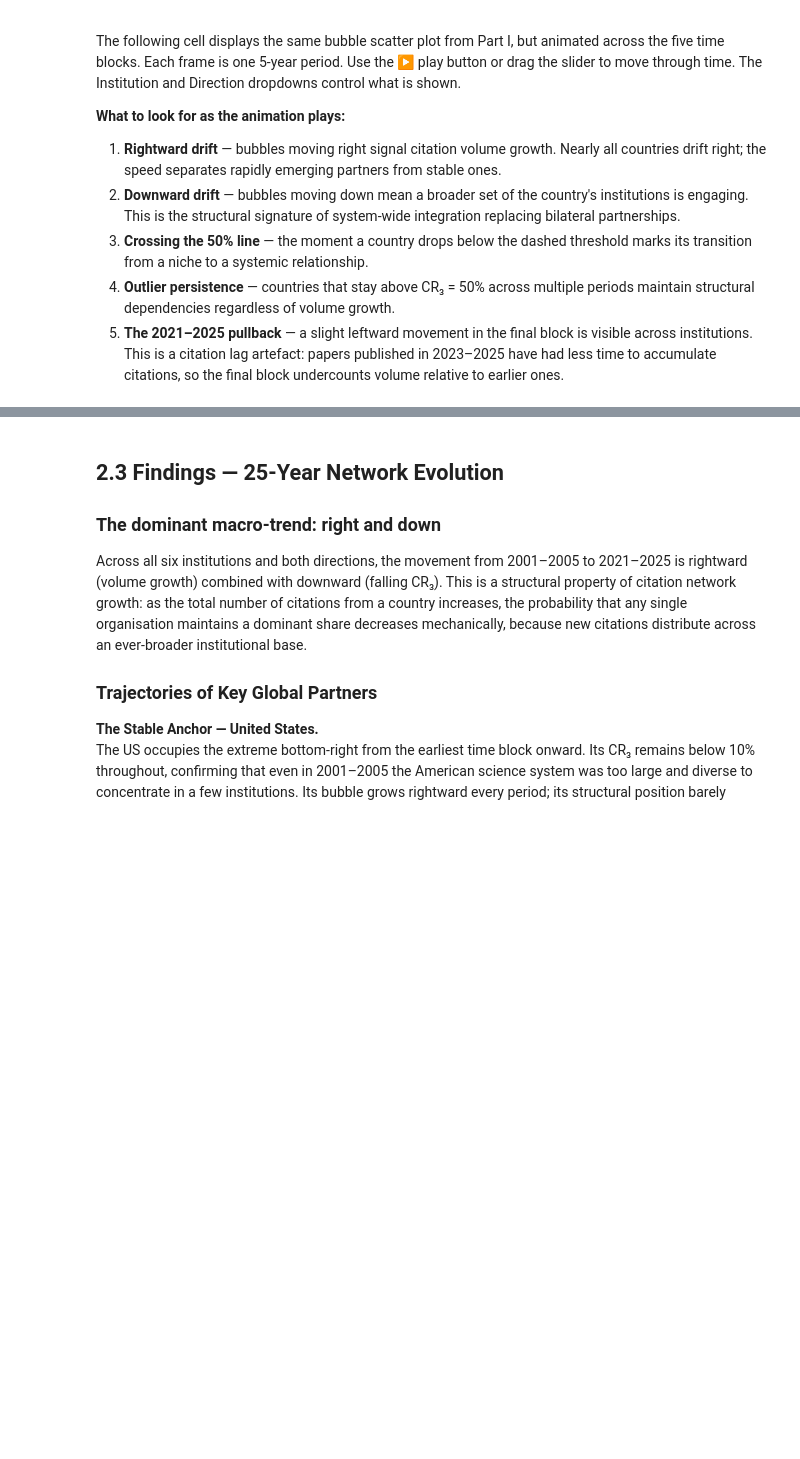
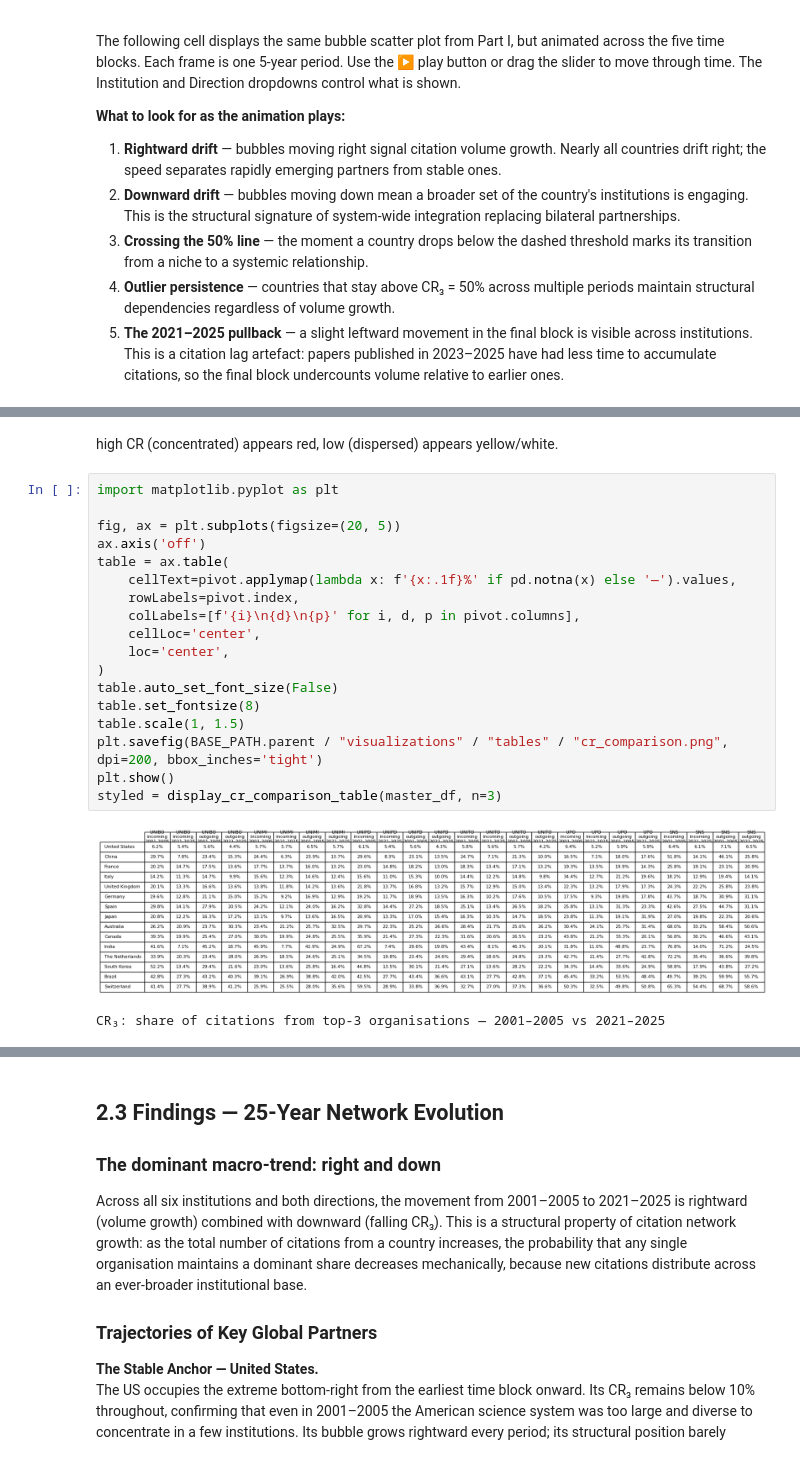
Before and after one commit to open-sci/2025-2026, a Jupyter notebook: bloom/map_of_italian_science/data_viz/countries_organisations_analysis.ipynb, the cells around one changed output, grey strips where cells are left out. Drawn from its saved outputs; the diff is of its cells as text; blank space fills up the shorter version.

Commit message:
refine visualizations for paper

```diff
--- a/bloom/map_of_italian_science/data_viz/countries_organisations_analysis.ipynb
+++ b/bloom/map_of_italian_science/data_viz/countries_organisations_analysis.ipynb
@@ -736,0 +890,23 @@ else:
+# %% [markdown]
+high CR (concentrated) appears red, low (dispersed) appears yellow/white.
+# %%
+import matplotlib.pyplot as plt
+
+fig, ax = plt.subplots(figsize=(20, 5))
+ax.axis('off')
+table = ax.table(
+    cellText=pivot.applymap(lambda x: f'{x:.1f}%' if pd.notna(x) else '—').values,
+    rowLabels=pivot.index,
+    colLabels=[f'{i}\n{d}\n{p}' for i, d, p in pivot.columns],
+    cellLoc='center',
+    loc='center',
+)
+table.auto_set_font_size(False)
+table.set_fontsize(8)
+table.scale(1, 1.5)
+plt.savefig(BASE_PATH.parent / "visualizations" / "tables" / "cr_comparison.png", dpi=200, bbox_inches='tight')
+plt.show()
+styled = display_cr_comparison_table(master_df, n=3)
+# %% [output]
+[figure, added]
+CR₃: share of citations from top-3 organisations — 2001–2005 vs 2021–2025
```
Also changed, not shown: parts of 9 cells of this notebook, 5 other files.
